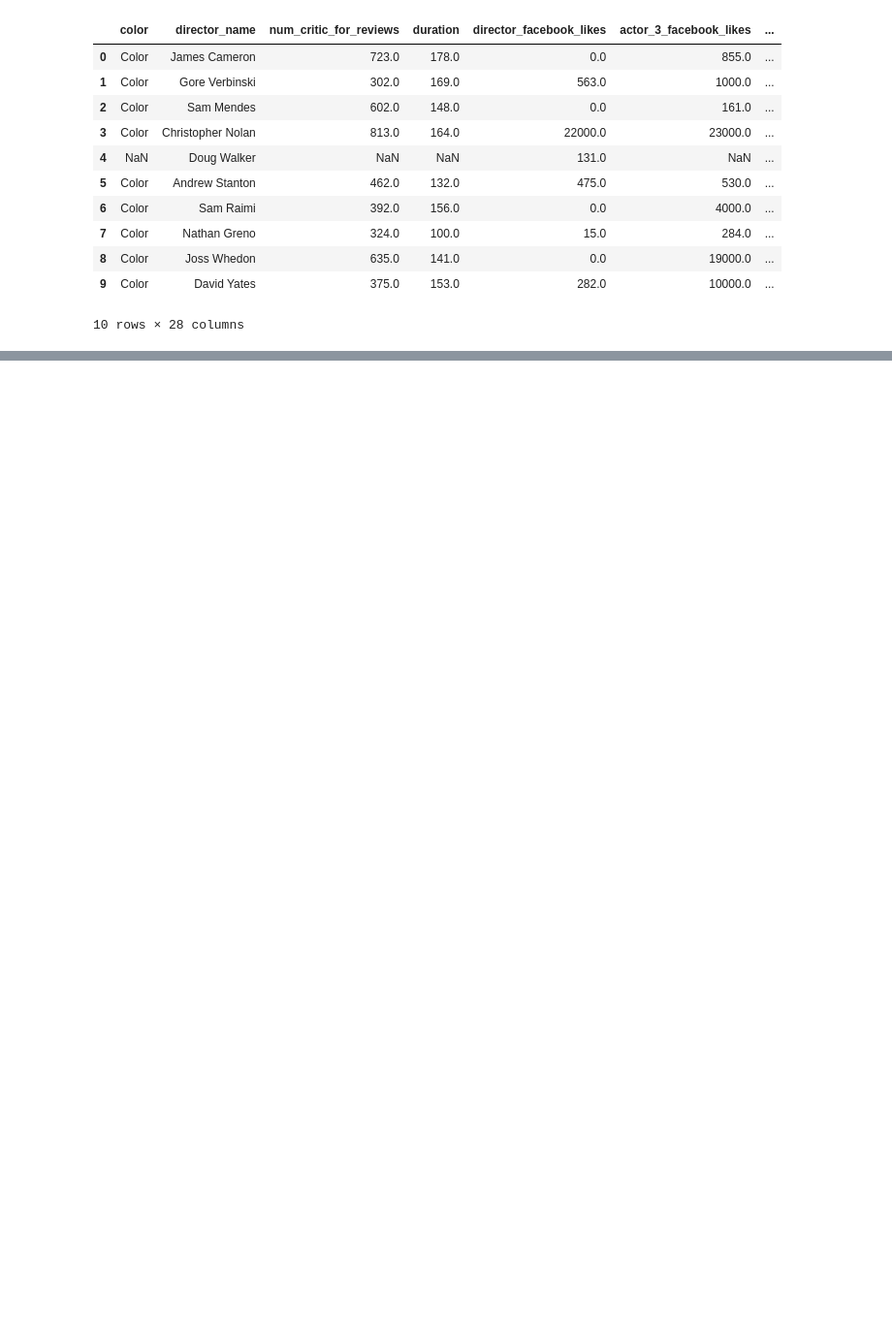
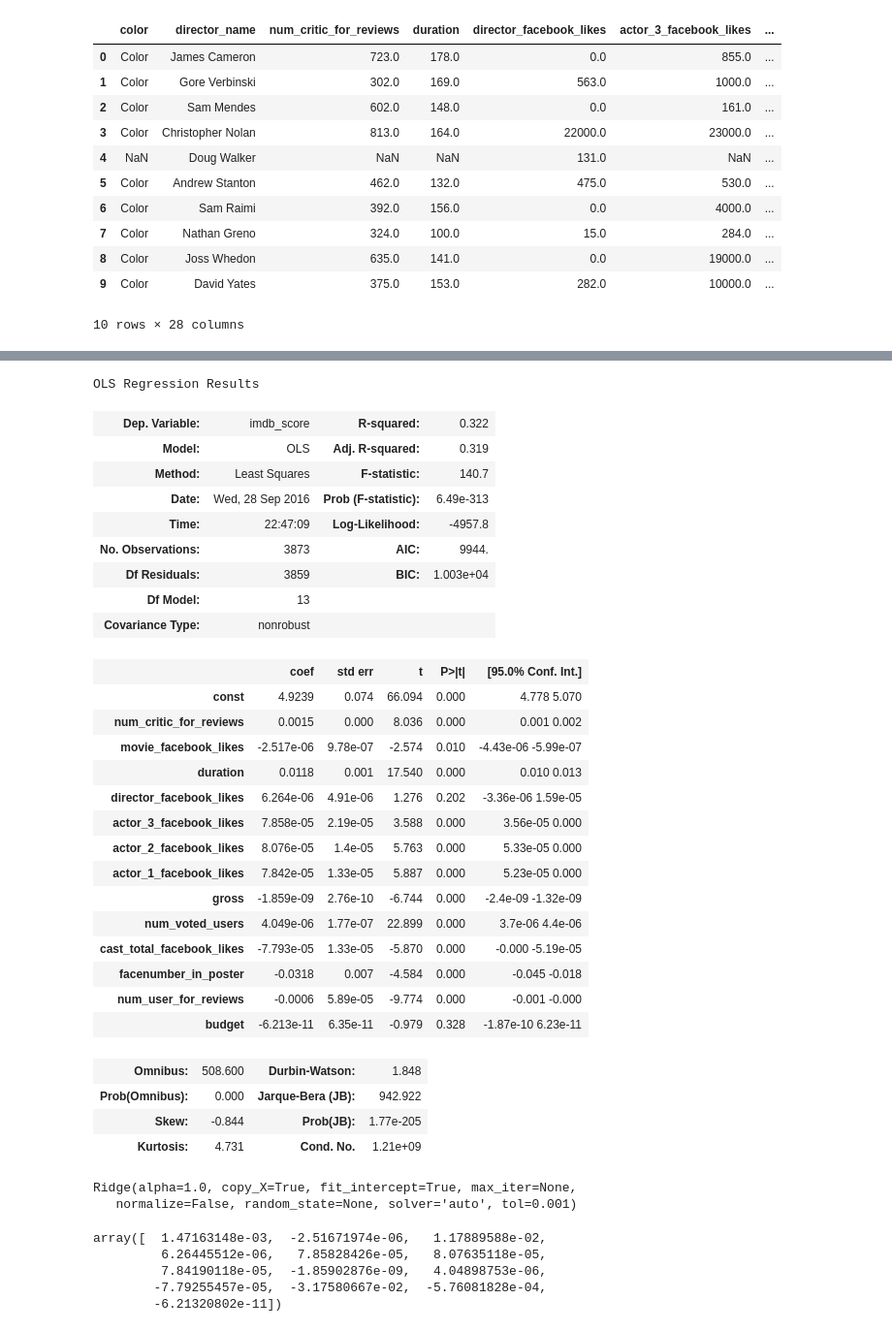
Before and after one commit to brendabrandy/StatLearning, a Jupyter notebook: IMDB 5000.ipynb, the cells around one changed output, grey strips where cells are left out. Shown at 97% size. Cells and saved outputs as stored; diff of their text form; code cells hidden in the pictures; blank space fills up the shorter version.

Commit message:
Added Ridge regression

```diff
--- a/IMDB 5000.ipynb
+++ b/IMDB 5000.ipynb
@@ -65,0 +75,52 @@ data2.corr()
+# %%
+X = sm.add_constant(X)
+ols = smf.OLS(y, X).fit()
+ols.summary()
+# %% [output]
+OLS Regression Results
+| Dep. Variable: | imdb_score | R-squared: | 0.322 |
+| Model: | OLS | Adj. R-squared: | 0.319 |
+| Method: | Least Squares | F-statistic: | 140.7 |
+| Date: | Wed, 28 Sep 2016 | Prob (F-statistic): | 6.49e-313 |
+| Time: | 22:47:09 | Log-Likelihood: | -4957.8 |
+| No. Observations: | 3873 | AIC: | 9944. |
+| Df Residuals: | 3859 | BIC: | 1.003e+04 |
+| Df Model: | 13 |  |  |
+| Covariance Type: | nonrobust |  |  |
+|  | coef | std err | t | P>|t| | [95.0% Conf. Int.] |
+| const | 4.9239 | 0.074 | 66.094 | 0.000 | 4.778 5.070 |
+| num_critic_for_reviews | 0.0015 | 0.000 | 8.036 | 0.000 | 0.001 0.002 |
+| movie_facebook_likes | -2.517e-06 | 9.78e-07 | -2.574 | 0.010 | -4.43e-06 -5.99e-07 |
+| duration | 0.0118 | 0.001 | 17.540 | 0.000 | 0.010 0.013 |
+| director_facebook_likes | 6.264e-06 | 4.91e-06 | 1.276 | 0.202 | -3.36e-06 1.59e-05 |
+| actor_3_facebook_likes | 7.858e-05 | 2.19e-05 | 3.588 | 0.000 | 3.56e-05 0.000 |
+| actor_2_facebook_likes | 8.076e-05 | 1.4e-05 | 5.763 | 0.000 | 5.33e-05 0.000 |
+| actor_1_facebook_likes | 7.842e-05 | 1.33e-05 | 5.887 | 0.000 | 5.23e-05 0.000 |
+| gross | -1.859e-09 | 2.76e-10 | -6.744 | 0.000 | -2.4e-09 -1.32e-09 |
+| num_voted_users | 4.049e-06 | 1.77e-07 | 22.899 | 0.000 | 3.7e-06 4.4e-06 |
+| cast_total_facebook_likes | -7.793e-05 | 1.33e-05 | -5.870 | 0.000 | -0.000 -5.19e-05 |
+| facenumber_in_poster | -0.0318 | 0.007 | -4.584 | 0.000 | -0.045 -0.018 |
+| num_user_for_reviews | -0.0006 | 5.89e-05 | -9.774 | 0.000 | -0.001 -0.000 |
+| budget | -6.213e-11 | 6.35e-11 | -0.979 | 0.328 | -1.87e-10 6.23e-11 |
+| Omnibus: | 508.600 | Durbin-Watson: | 1.848 |
+| Prob(Omnibus): | 0.000 | Jarque-Bera (JB): | 942.922 |
+| Skew: | -0.844 | Prob(JB): | 1.77e-205 |
+| Kurtosis: | 4.731 | Cond. No. | 1.21e+09 |
+# %%
+# implement ridge regression
+rl = Ridge()
+ar = data2.values
+x = data2.ix[:,0:13]
+y = data2.ix[:,13]
+rl.fit(x,y)
+# %% [output]
+Ridge(alpha=1.0, copy_X=True, fit_intercept=True, max_iter=None,
+   normalize=False, random_state=None, solver='auto', tol=0.001)
+# %%
+rl.coef_
+# %% [output]
+array([  1.47163148e-03,  -2.51671974e-06,   1.17889588e-02,
+         6.26445512e-06,   7.85828426e-05,   8.07635118e-05,
+         7.84190118e-05,  -1.85902876e-09,   4.04898753e-06,
+        -7.79255457e-05,  -3.17580667e-02,  -5.76081828e-04,
+        -6.21320802e-11])
```
Also changed, not shown: parts of 8 cells of this notebook.
